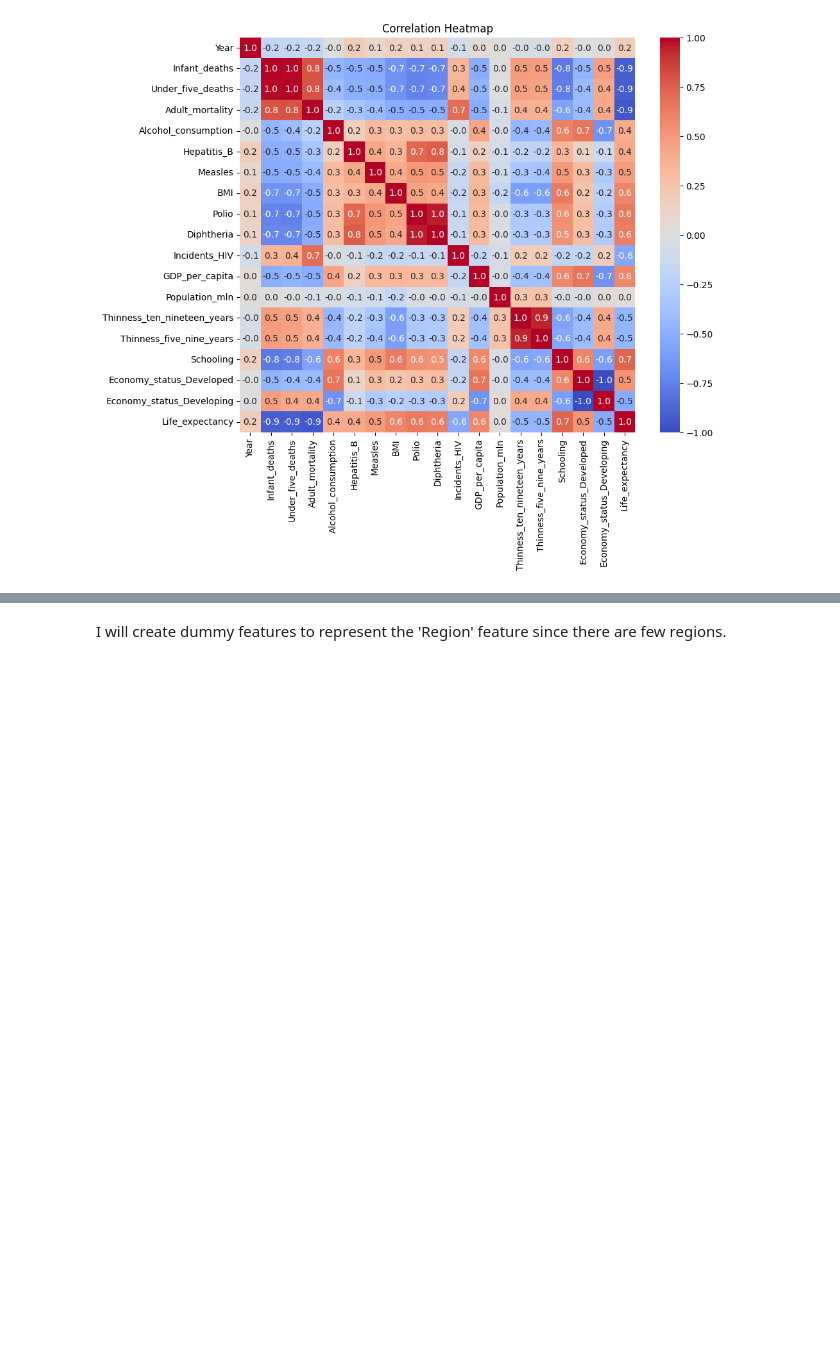
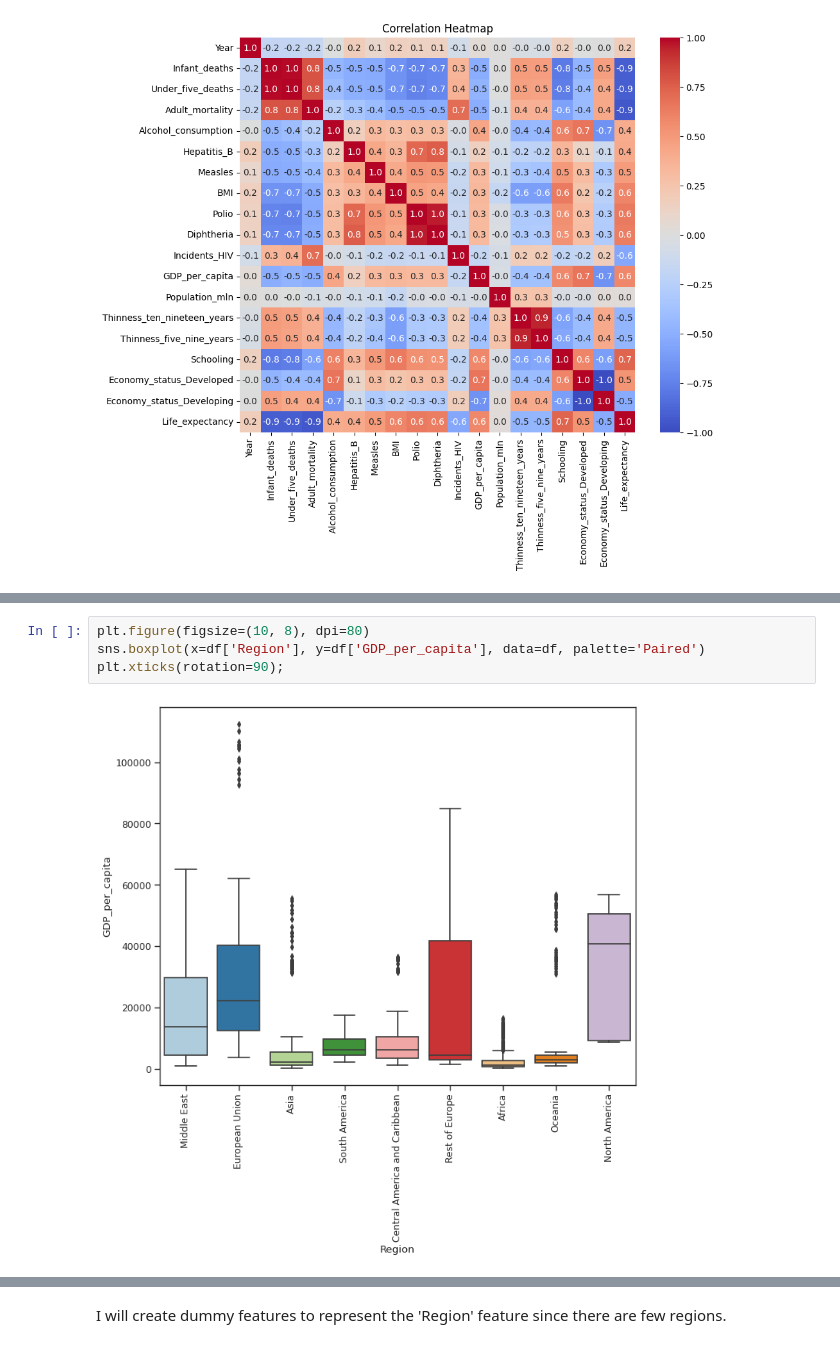
Before and after one commit to johnpospisil/who-life-expectancy-predictor, a Jupyter notebook: who-life-expectancy-prediction.ipynb, the cells around one changed output, grey strips where cells are left out. Cells and saved outputs as stored; diff of their text form; blank space fills up the shorter version.

```diff
--- a/who-life-expectancy-prediction.ipynb
+++ b/who-life-expectancy-prediction.ipynb
@@ -74,2 +94,8 @@ plt.show()
+# %%
+plt.figure(figsize=(10, 8), dpi=80)
+sns.boxplot(x=df['Region'], y=df['GDP_per_capita'], data=df, palette='Paired')
+plt.xticks(rotation=90);
+# %% [output]
+[figure, added]
 # %% [markdown]
 I will need to change the datatype of 'Country' and 'Region'.
```
Also changed, not shown: parts of 5 cells of this notebook.
